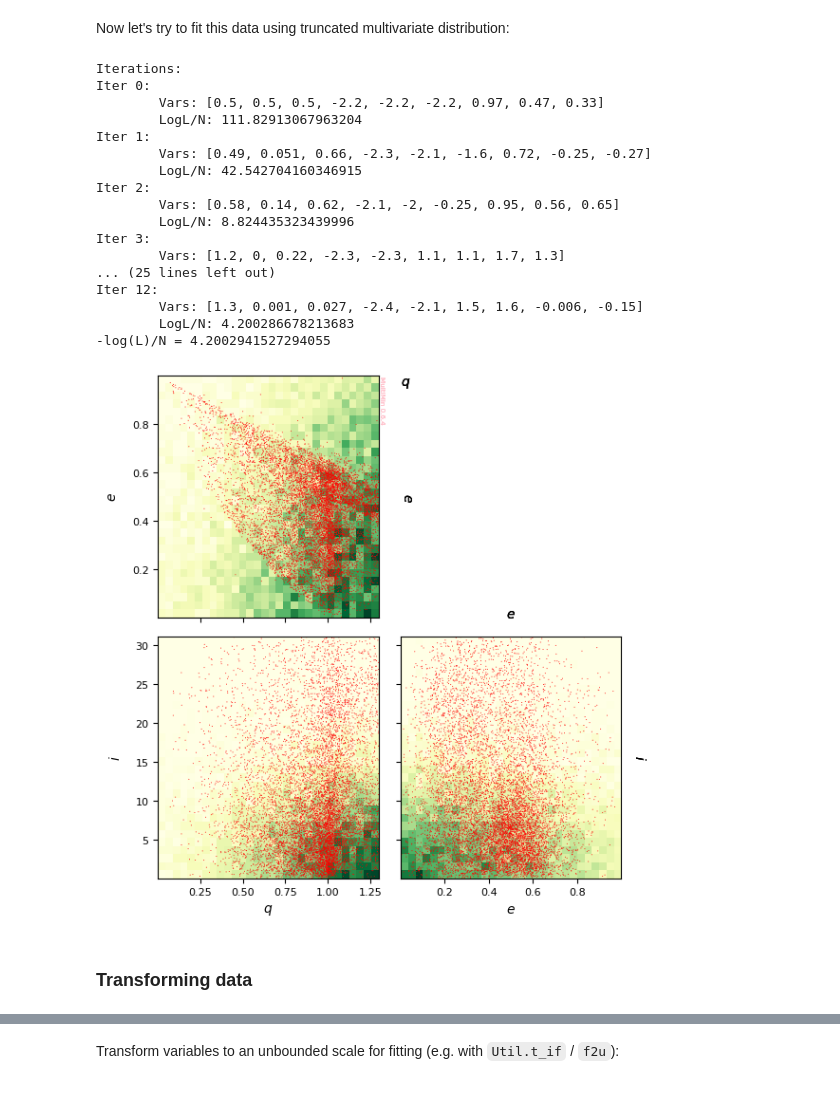
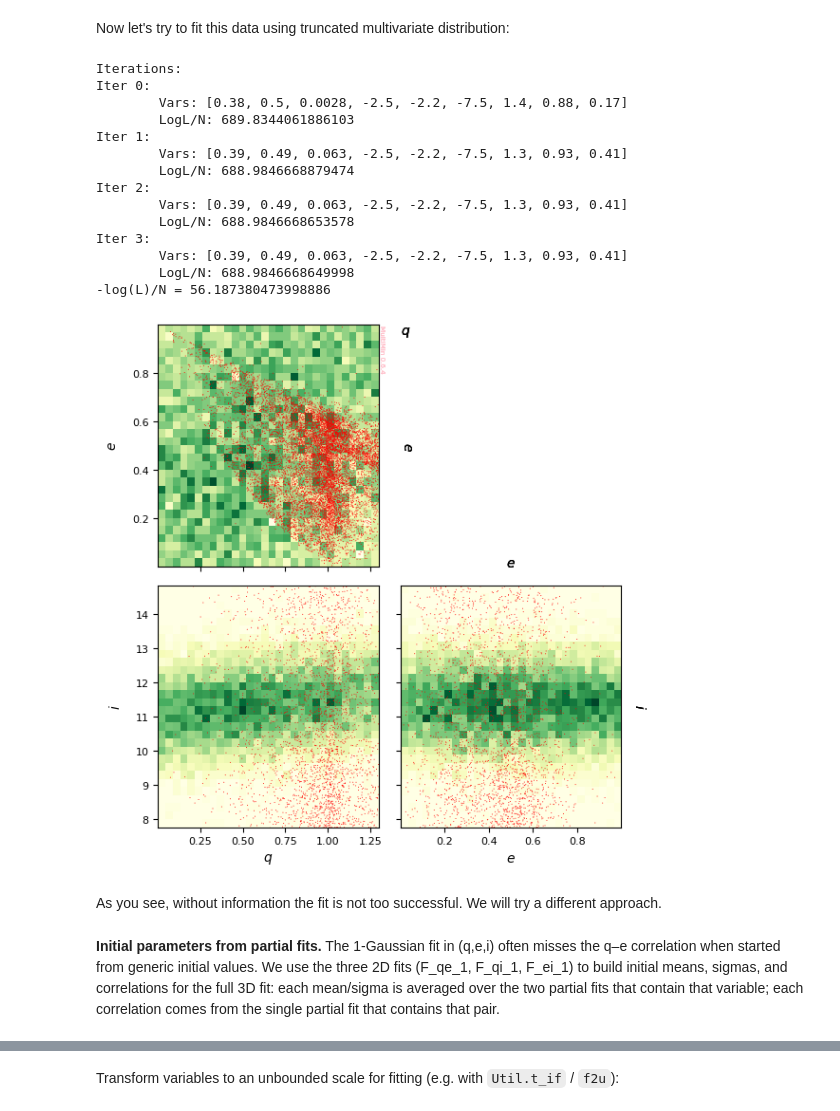
Before and after one commit to seap-udea/multimin, a Jupyter notebook: examples/multimin_asteroids_application.ipynb, the cells around one changed output, grey strips where cells are left out. Cells and saved outputs as stored; diff of their text form; code cells hidden in the pictures.

```diff
--- a/examples/multimin_asteroids_application.ipynb
+++ b/examples/multimin_asteroids_application.ipynb
@@ -251,43 +291,36 @@ plt.savefig(f'gallery/{figprefix}_data_neas_qei.png')
 Now let's try to fit this data using truncated multivariate distribution:
 # %%
 fit_qei = mn.FitCMND(ngauss=1, nvars=3, domain=[[0, 1.3], [0, 1.0], [0, 180]])
-fit_qei.set_initial_params(
-       mus=[[1.0, 0.7, 20.0]],
-       sigmas=[[0.1, 0.3, 5.0]],
-       rhos=[[-0.5, 0.0, 0.0]]
-   )
-fit_qei.fit_data(data_neas_qei, advance=True)
+fit_qei.fit_data(data_neas_qei, advance=True, normalize=True)
 print(f"-log(L)/N = {fit_qei.solution.fun/len(data_neas_qei)}")
+
+props=["q","e","i"]
+hargs=dict(bins=30,cmap='YlGn')
+sargs=dict(s=0.5,edgecolor='None',color='r')
+G=fit_qei.plot_fit(
+    props=props,
+    hargs=hargs,
+    sargs=sargs,
+    figsize=3
+)
+plt.savefig(f'gallery/{figprefix}_fit_result_qei_1gauss_simple.png')
 # %% [output]
 Iterations:
 Iter 0:
-        Vars: [0.5, 0.5, 0.5, -2.2, -2.2, -2.2, 0.97, 0.47, 0.33]
-        LogL/N: 111.82913067963204
+        Vars: [0.38, 0.5, 0.0028, -2.5, -2.2, -7.5, 1.4, 0.88, 0.17]
+        LogL/N: 689.8344061886103
 Iter 1:
-        Vars: [0.49, 0.051, 0.66, -2.3, -2.1, -1.6, 0.72, -0.25, -0.27]
-        LogL/N: 42.542704160346915
+        Vars: [0.39, 0.49, 0.063, -2.5, -2.2, -7.5, 1.3, 0.93, 0.41]
+        LogL/N: 688.9846668879474
 Iter 2:
-        Vars: [0.58, 0.14, 0.62, -2.1, -2, -0.25, 0.95, 0.56, 0.65]
-        LogL/N: 8.824435323439996
+        Vars: [0.39, 0.49, 0.063, -2.5, -2.2, -7.5, 1.3, 0.93, 0.41]
+        LogL/N: 688.9846668653578
 Iter 3:
-        Vars: [1.2, 0, 0.22, -2.3, -2.3, 1.1, 1.1, 1.7, 1.3]
-... (25 lines left out)
-Iter 12:
-        Vars: [1.3, 0.001, 0.027, -2.4, -2.1, 1.5, 1.6, -0.006, -0.15]
-        LogL/N: 4.200286678213683
--log(L)/N = 4.2002941527294055
+        Vars: [0.39, 0.49, 0.063, -2.5, -2.2, -7.5, 1.3, 0.93, 0.41]
+        LogL/N: 688.9846668649998
+-log(L)/N = 56.187380473998886
+[figure, added]
-# %%
-props=["q","e","i"]
-hargs=dict(bins=30,cmap='YlGn')
-sargs=dict(s=0.5,edgecolor='None',color='r')
-G=fit_qei.plot_fit(
-    props=props,
-    hargs=hargs,
-    sargs=sargs,
-    figsize=3
-)
-plt.savefig(f'gallery/{figprefix}_fit_result_qei_1gauss.png')
-# %% [output]
-[figure, removed]
-# %% [markdown]
-### Transforming data
+# %% [markdown]
+As you see, without information the fit is not too successful. We will try a different approach.
+# %% [markdown]
+**Initial parameters from partial fits.** The 1-Gaussian fit in (q,e,i) often misses the q–e correlation when started from generic initial values. We use the three 2D fits (F_qe_1, F_qi_1, F_ei_1) to build initial means, sigmas, and correlations for the full 3D fit: each mean/sigma is averaged over the two partial fits that contain that variable; each correlation comes from the single partial fit that contains that pair.
```
Also changed, not shown: parts of 19 cells of this notebook, 27 other files.
